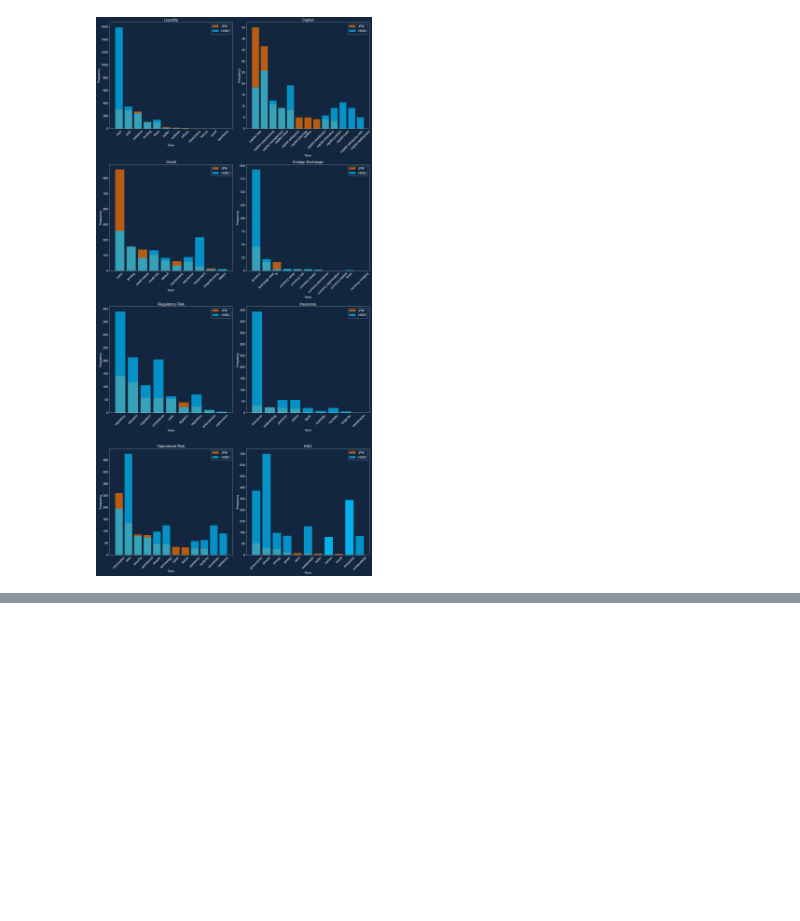
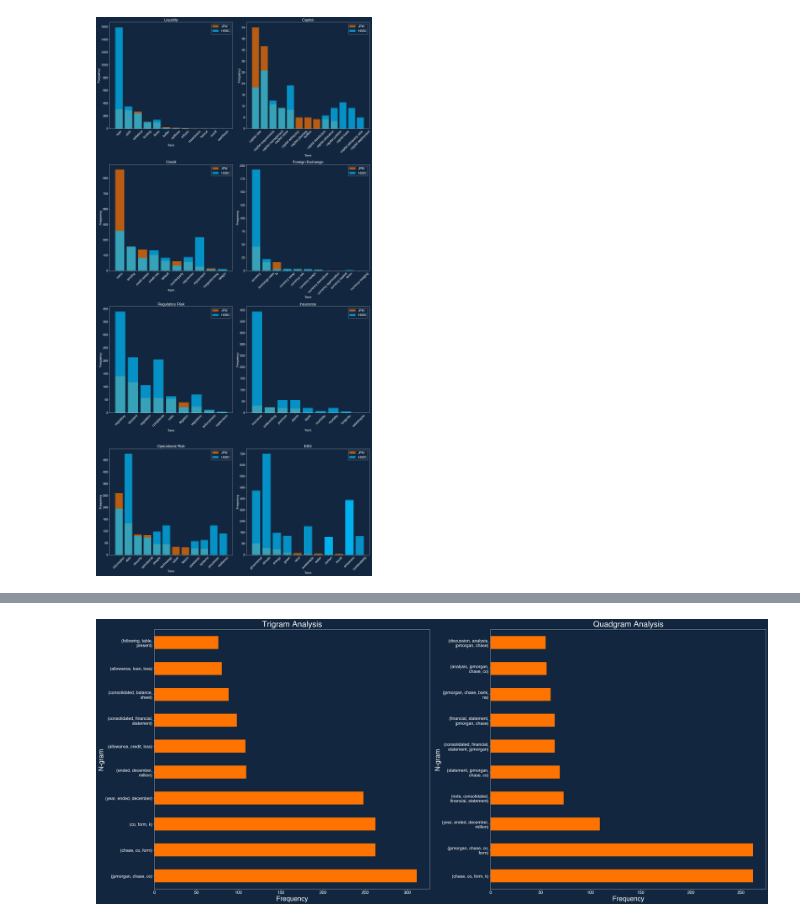
Before and after one commit to george-m2/financial-reports-data-mining, a Jupyter notebook: textExtractionDemo.ipynb, the cells around one changed output, grey strips where cells are left out. Saved outputs shown, nothing was run; the diff lists cells and outputs as text; code cells hidden in the pictures; blank space fills up the shorter version.

```diff
--- a/textExtractionDemo.ipynb
+++ b/textExtractionDemo.ipynb
@@ -294,0 +364,30 @@ plt.show()
+# %%
+def wrap_labels(ax, width):
+    """
+    Wraps the y-axis labels to a specified width.
+    N-gram analysis results in large strings which will not correctly display on graphs unless wrapped.
+    """
+    labels = [label.get_text() for label in ax.get_yticklabels()]
+    wrapped_labels = ['\n'.join(textwrap.wrap(label, width)) for label in labels]
+    ax.set_yticklabels(wrapped_labels, rotation=0)
+# %%
+fig, axs = plt.subplots(1, 2, figsize=(35, 15))
+
+# trigram counts
+trigrams.plot(kind='barh', color='#FF7300', ax=axs[0])
+axs[0].set_xlabel('Frequency', fontsize=25, y=1.005)
+axs[0].set_ylabel('N-gram', fontsize=25)
+axs[0].set_title('Trigram Analysis', fontsize=30, y=1.005)
+wrap_labels(axs[0], 25)
+
+# quadgram counts
+quadgrams.plot(kind='barh', color='#FF7300', ax=axs[1])
+axs[1].set_xlabel('Frequency', fontsize=25, y=1.005)
+axs[1].set_ylabel('N-gram', fontsize=25)
+axs[1].set_title('Quadgram Analysis', fontsize=30, y=1.005)
+wrap_labels(axs[1], 25)
+
+plt.tight_layout()
+plt.show()
+# %% [output]
+[figure, added]
```
Also changed, not shown: parts of 11 cells of this notebook.
